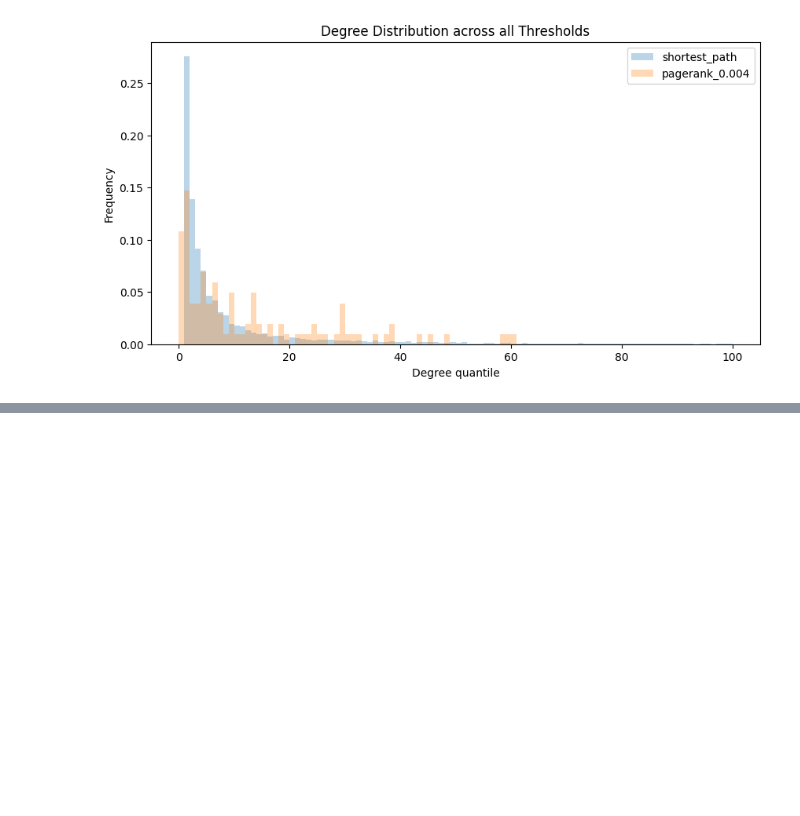
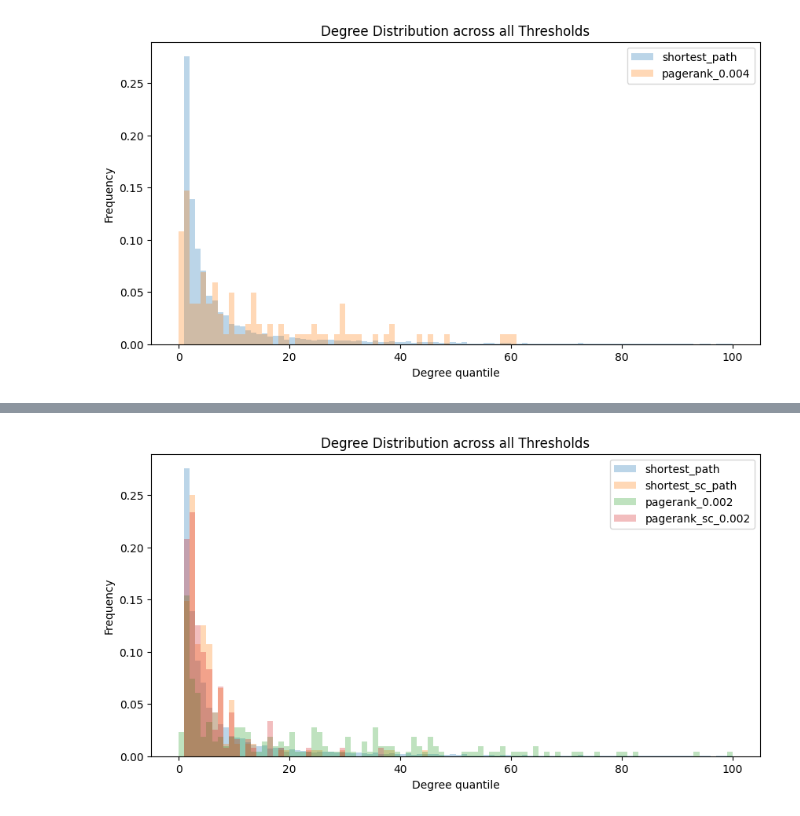
Before and after one commit to saezlab/uptown, a Jupyter notebook: data_applications.ipynb, the cells around one changed output, grey strips where cells are left out. Saved outputs shown, nothing was run; the diff lists cells and outputs as text; code cells hidden in the pictures; blank space fills up the shorter version.

```diff
--- a/data_applications.ipynb
+++ b/data_applications.ipynb
@@ -347,0 +528,5 @@ plt.show()
+# %%
+selected_thresholds = ['shortest_path', 'shortest_sc_path', 'pagerank_0.002', 'pagerank_sc_0.002']
+G2P_solver.visualize_degrees(selected_thresholds, is_sign_consistent=False)
+# %% [output]
+[figure, added]
```
Also changed, not shown: parts of 22 cells of this notebook, 3 other files.
